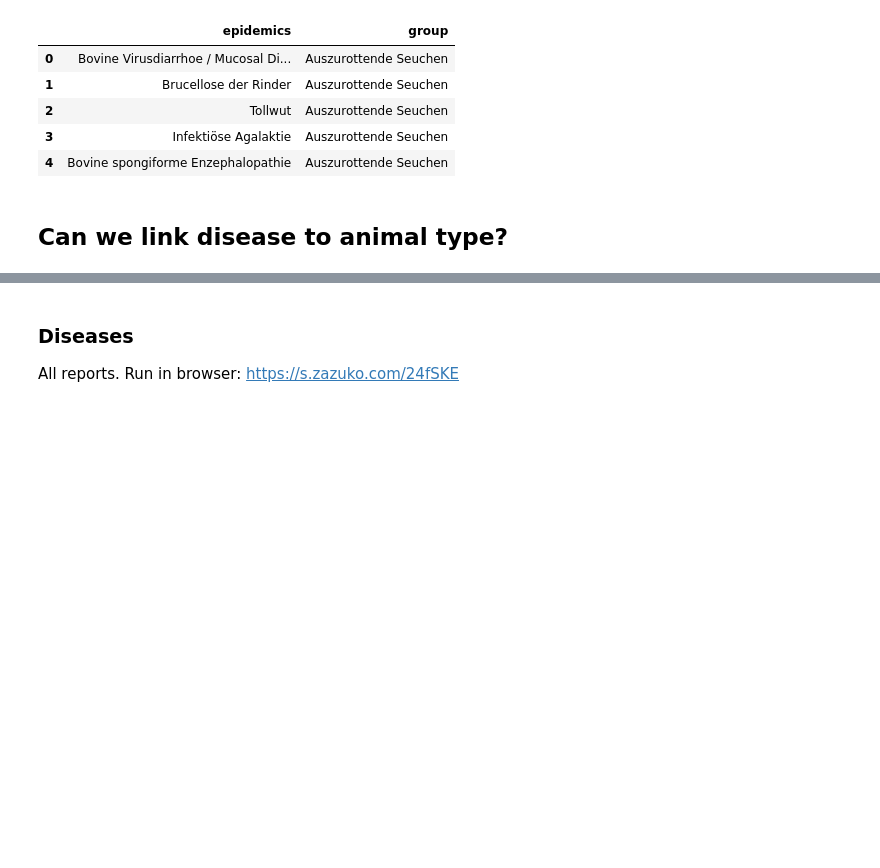
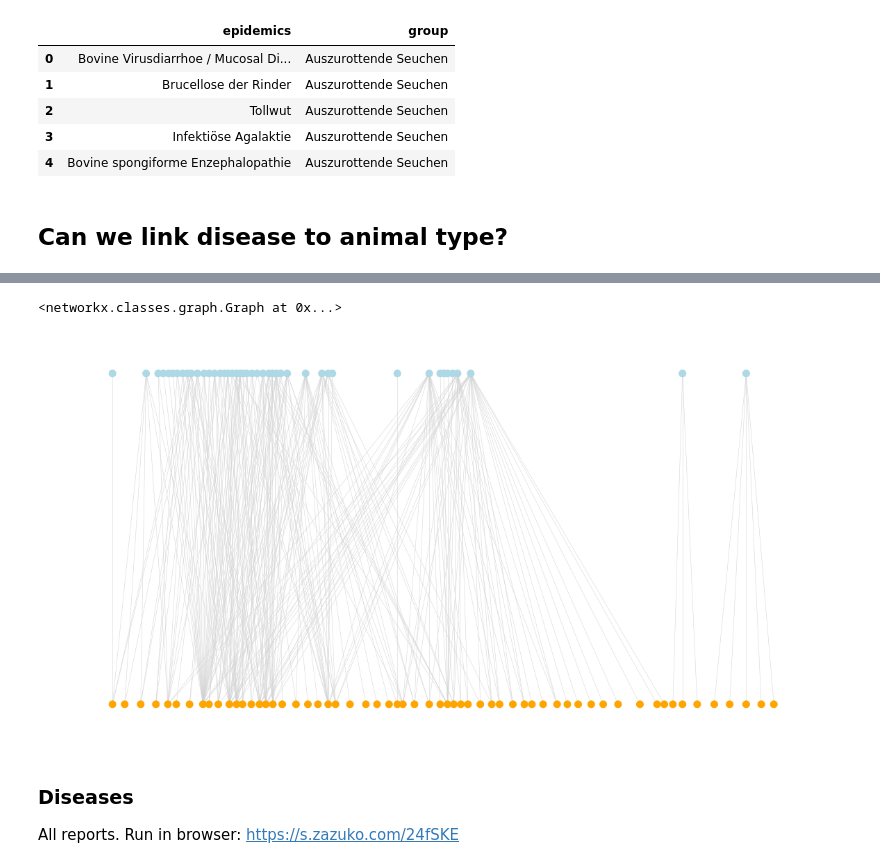
Before and after one commit to zazuko/notebooks, a Jupyter notebook: notebooks/animal-disease/epidemics.ipynb, the cells around one changed output, grey strips where cells are left out. Saved outputs shown, nothing was run; the diff lists cells and outputs as text; code cells hidden in the pictures; blank space fills up the shorter version.

Commit message:
graphviz

```diff
--- a/notebooks/animal-disease/epidemics.ipynb
+++ b/notebooks/animal-disease/epidemics.ipynb
@@ -149,3 +149,38 @@ df.head()
+# %%
+import networkx as nx
+
+g = nx.Graph()
+g.add_nodes_from(df.specie, type="animal")
+#g.add_nodes_from(df.group, type="group")
+g.add_nodes_from(df.epidemics, type="epidemics")
+
+g.add_edges_from(zip(df.epidemics, df.specie))
+#g.add_edges_from(zip(df.specie, df.group))
+g
+# %% [output]
+<networkx.classes.graph.Graph at 0x...>
+# %%
+attributes = nx.get_node_attributes(g, "type")
+mapping = {
+    "animal": "lightblue",
+    "group": "blue",
+    "epidemics": "orange"
+}
+colors = [mapping[attribute] for attribute in attributes.values()]
+# %%
+plt.figure(figsize=(16, 8))
+pos = nx.nx_agraph.graphviz_layout(g, prog="dot") #"dot", "sfdp", neato
+
+options = {
+    'node_size': 100,
+    'width': 0.5,
+    'arrows': False,
+    'edge_color': "lightgrey"
+}
+nx.draw(g, node_color=colors, pos=pos, **options)
+plt.show()
+# %% [output]
+[figure, added]
 # %% [markdown]
 ### Diseases
 All reports. Run in browser: https://s.zazuko.com/24fSKE
```
Also changed, not shown: parts of 2 cells of this notebook, 2 other files.
